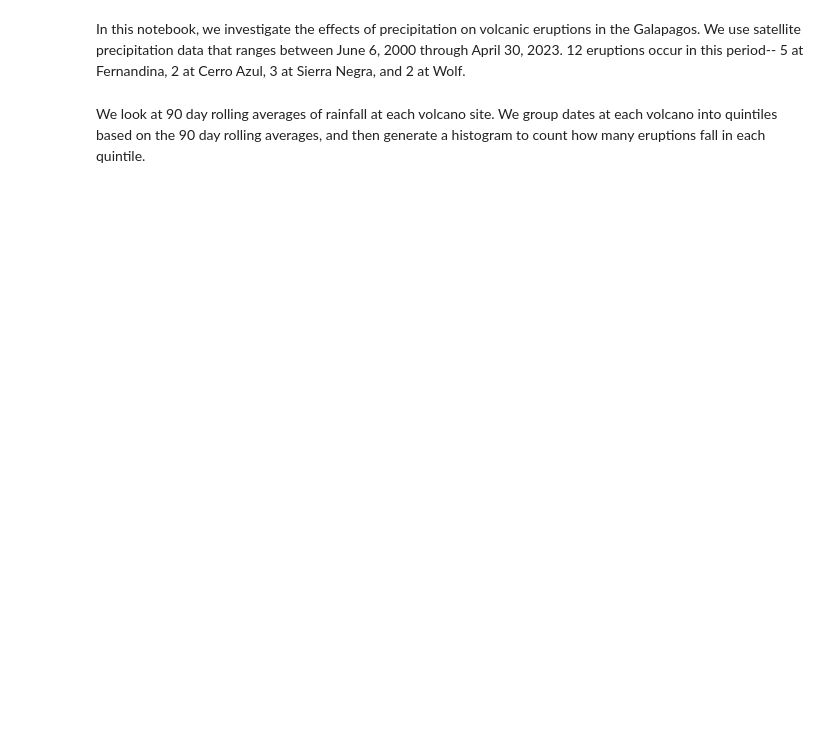
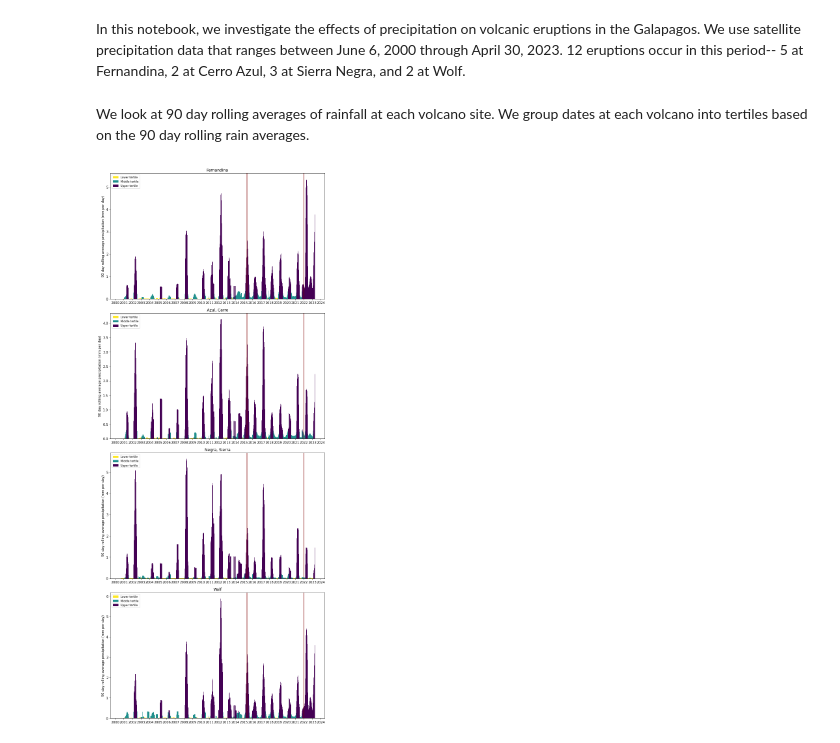
Before and after one commit to jonathan-quartin/um_volcano_project, a Jupyter notebook: old_notebooks/rain_analysis.ipynb, the cells around one changed output. Drawn from its saved outputs; the diff is of its cells as text; code cells hidden in the pictures; blank space fills up the shorter version.

```diff
--- a/old_notebooks/rain_analysis.ipynb
+++ b/old_notebooks/rain_analysis.ipynb
@@ -24,4 +26,50 @@ def date_to_decimal_year(date_str):
     decimal_year = round(decimal_year,4)
     return decimal_year
 # %% [markdown]
-We look at 90 day rolling averages of rainfall at each volcano site. We group dates at each volcano into quintiles based on the 90 day rolling averages, and then generate a histogram to count how many eruptions fall in each quintile.
+We look at 90 day rolling averages of rainfall at each volcano site. We group dates at each volcano into tertiles based on the 90 day rolling rain averages.
+# %%
+#Plot all volcanos
+volcanos = {'Fernandina': (-91.55, -.35), 'Azul, Cerro': (-91.35, -.95), 'Negra, Sierra': (-91.15, -.85), 'Wolf': (-91.35, .05)}
+fig, axes = plt.subplots(4, 1, figsize=(10, 24))
+count = 0
+color1_rgb = viridis_colormap(255)[:3]  # RGB for the first color
+color2_rgb = viridis_colormap(127)[:3]  # RGB for a color in the middle
+color3_rgb = viridis_colormap(0)[:3]  # RGB for the last color
+
+for pick in volcanos:
+
+    erupt_dates = np.array(eruptions['Decimal'][(eruptions['Volcano'] == pick) & (eruptions['Start'] >= '2000')])
+    rolling_galapagos = rainfall[(rainfall['Longitude'] == volcanos[pick][0]) & (rainfall['Latitude'] == volcanos[pick][1])].copy()
+    rolling_galapagos['roll90'] = rolling_galapagos.Precipitation.rolling(90).mean()
+    rolling_galapagos['Decimal'] = rolling_galapagos.Date.apply(date_to_decimal_year)
+    rolling_galapagos = rolling_galapagos.dropna()
+
+    dates = rolling_galapagos.sort_values(by=['roll90'])
+    date_dec = np.array(dates['Decimal'])
+    date_rain = np.array(dates['roll90'])
+    bin_size = len(dates) // 3
+    colors = [color1_rgb, color2_rgb, color3_rgb]
+    for l in range(3):
+        axes[count].bar(date_dec[l*(bin_size): (l+1)*bin_size], date_rain[l*(bin_size): (l+1)*bin_size], color =colors[l], width = 0.01)
+
+    for line_x in eruption_lines:
+        axes[count].axvline(x=line_x, color='maroon')
+
+
+    axes[count].set_ylabel("90 day rolling average precipitation (mm per day)")
+
+    axes[count].set_title(str(pick))
+
+    axes[count].set_xticks(ticks=[2000 + i for i in range(25)], rotation=90)
+
+    legend_handles = [
+    mpatches.Patch(color=colors[0], label='Lower tertile'),
+    mpatches.Patch(color=colors[1], label='Middle tertile'),
+    mpatches.Patch(color=colors[2], label='Upper tertile')]
+    axes[count].legend(handles=legend_handles, loc='upper left', fontsize='small')
+    count += 1
+# Data plot
+plt.tight_layout()
+plt.show()
+# %% [output]
+[figure, added]
```
Also changed, not shown: parts of 7 cells of this notebook, 9 other files.
